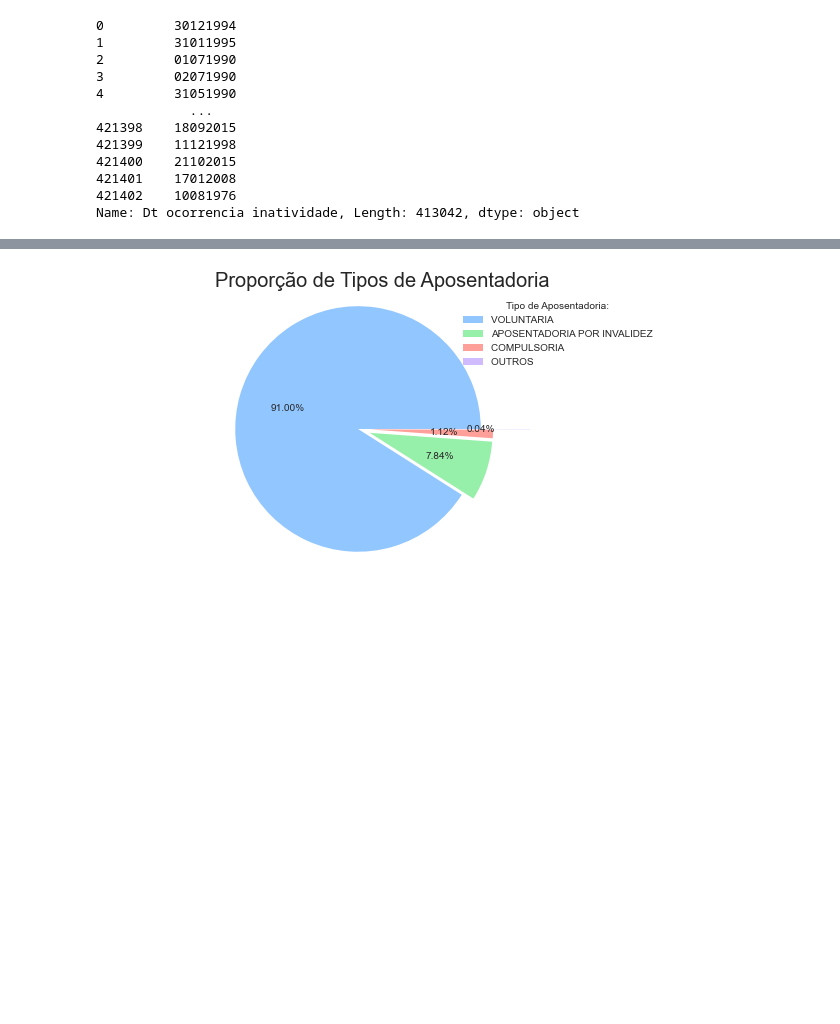
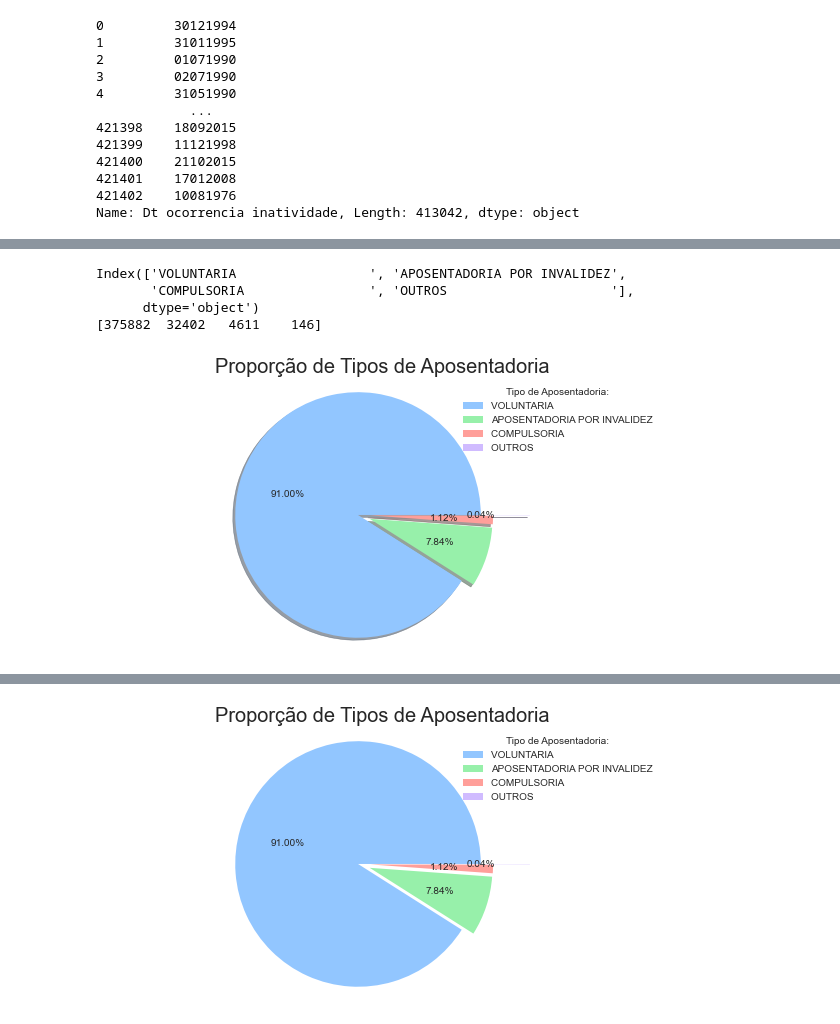
Before and after one commit to NaldoHoracio/datascience-project, a Jupyter notebook: venv_cd/Projeto_Ciencia_de_Dados_Aposentadorias.ipynb, the cells around one changed output, grey strips where cells are left out. Cells and saved outputs as stored; diff of their text form; code cells hidden in the pictures; blank space fills up the shorter version.

```diff
--- a/venv_cd/Projeto_Ciencia_de_Dados_Aposentadorias.ipynb
+++ b/venv_cd/Projeto_Ciencia_de_Dados_Aposentadorias.ipynb
@@ -146,4 +147,31 @@ aposentados.head(5)
 | 23247 | MINISTERIO DA ECONOMIA | AUDITOR-FISCAL DA RECEITA FEDERAL... | S | VOLUNTARIA | 1979-06-26 | ADMISSAO POR CONCURSO PUBLICO ... | ... |
 | 318727 | DEP.DE CENTRAL.SERV.DE INATIVOS E... | ARTIFICE DE MECANICA | S | VOLUNTARIA | 1980-03-07 | ADMISSAO POR CONCURSO PUBLICO ... | ... |
 | 317871 | DEP.DE CENTRAL.SERV.DE INATIVOS E... | AUX OPERAC DE SERV DIVERSOS | B | VOLUNTARIA | 1993-01-01 | ADMISSAO POR CONCURSO PUBLICO ... | ... |
+# %%
+#Coletando informações necessárias para os plots
+
+# Tipos de aposentadorias apresentadas
+tipo_aposentadoria = aposentados['Tipo aposentadoria'].value_counts()
+print(tipo_aposentadoria.index)
+print(tipo_aposentadoria.values)
+# %% [output]
+Index(['VOLUNTARIA                 ', 'APOSENTADORIA POR INVALIDEZ',
+       'COMPULSORIA                ', 'OUTROS                     '],
+      dtype='object')
+[375882  32402   4611    146]
+# %%
+#Seleciona os valores dos salários
+# Criando os gráficos
+# Proporção de Tipos de Aposentadorias
+plt.figure(figsize=(10,5))
+plt.style.use('seaborn-pastel')
+plt.title('Proporção de Tipos de Aposentadoria', size=20)
+explode = (0, 0.1, 0.1, 0.4)
+plt.pie(tipo_aposentadoria.values, shadow = True, explode=explode, autopct='%1.2f%%')
+plt.legend(labels = tipo_aposentadoria.index, title = "Tipo de Aposentadoria:")
+plt.axis('equal')
+plt.savefig('../imagens/tipos_aposentadoria.png', dpi=450, bbox_inches='tight');
+plt.show()
+# %% [output]
+[figure, added]
 # %%
```
Also changed, not shown: parts of 20 cells of this notebook, 7 other files.
